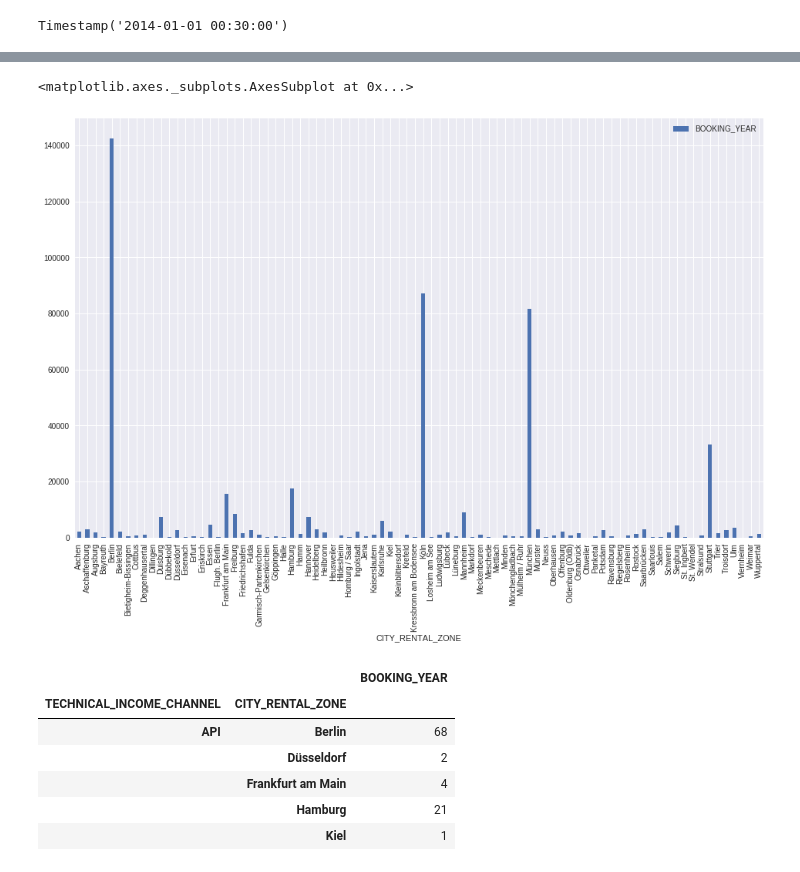
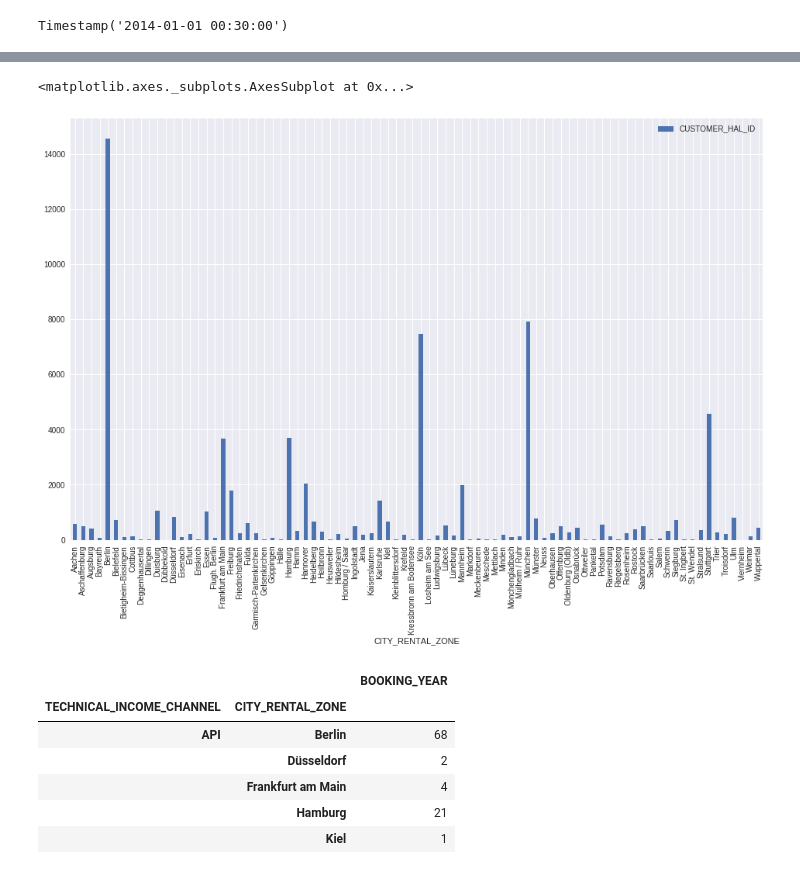
Before and after one commit to jawaharreddy/Flinkster-Data-Analysis, a Jupyter notebook: db_data.ipynb, the cells around one changed output, grey strips where cells are left out. Saved outputs shown, nothing was run; the diff lists cells and outputs as text; code cells hidden in the pictures.

```diff
--- a/db_data.ipynb
+++ b/db_data.ipynb
@@ -117,3 +173,6 @@ VEHICLE_MANUFACTURER_NAME    0
 FUEL_TYPE_NAME               0
 CATEGORY                     0
 dtype: int64
+# %%
+population = pd.read_csv("Germany_population_by_city_2015.csv", sep=';', header=0)
+population
@@ -119,0 +204,3 @@ dtype: int64
+# %%
+data = pd.merge(data_p, population, on ='CITY_RENTAL_ZONE')
+data.head(10)
@@ -236,6 +389,8 @@ Timestamp('2017-05-16 05:01:56')
 data['BOOKING_YEAR']= data.DATE_BOOKING.dt.year
 data['BOOKING_MONTH']= data.DATE_BOOKING.dt.month
 data['BOOKING_WDAY']= data.DATE_BOOKING.dt.weekday
+# %%
+data['BOOKING_QUARTER']= data.DATE_BOOKING.dt.quarter
 # %%
 data['FROM_MONTH']= data.DATE_FROM.dt.month
 # %%
@@ -363,0 +664,3 @@ booking_by_city
+# %%
+customer_by_city = data.pivot_table(index='CITY_RENTAL_ZONE', values='CUSTOMER_HAL_ID', aggfunc=lambda x: len(x.unique()))
+customer_by_city
@@ -364,8 +687,8 @@ booking_by_city
 # %%
-booking_by_city.plot(kind='bar', figsize=[16,10], stacked=True)
+customer_by_city.plot(kind='bar', figsize=[16,10], stacked=True)
 # %% [output]
 <matplotlib.axes._subplots.AxesSubplot at 0x...>
-[figure, old version]
+[figure, new version]
 # %%
 #db_data[17:22].plot(subplots=True, figsize=(16, 18))
 # %%
```
Also changed, not shown: parts of 85 cells of this notebook.
